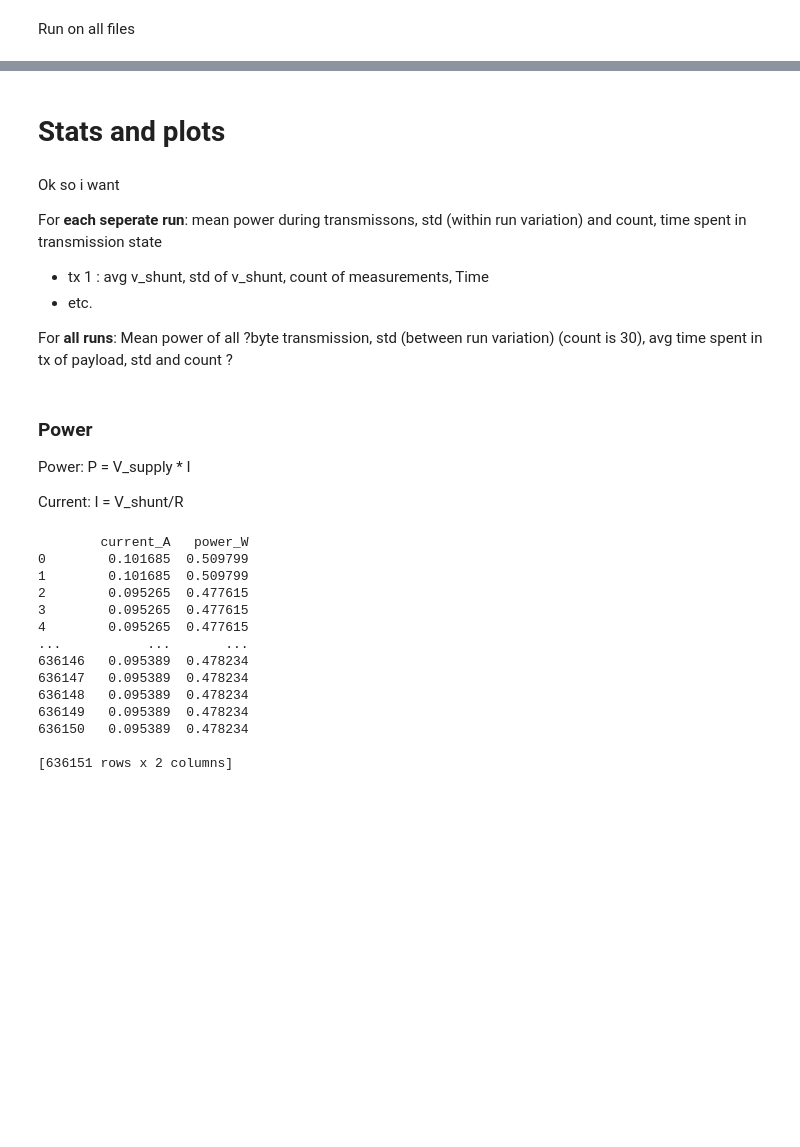
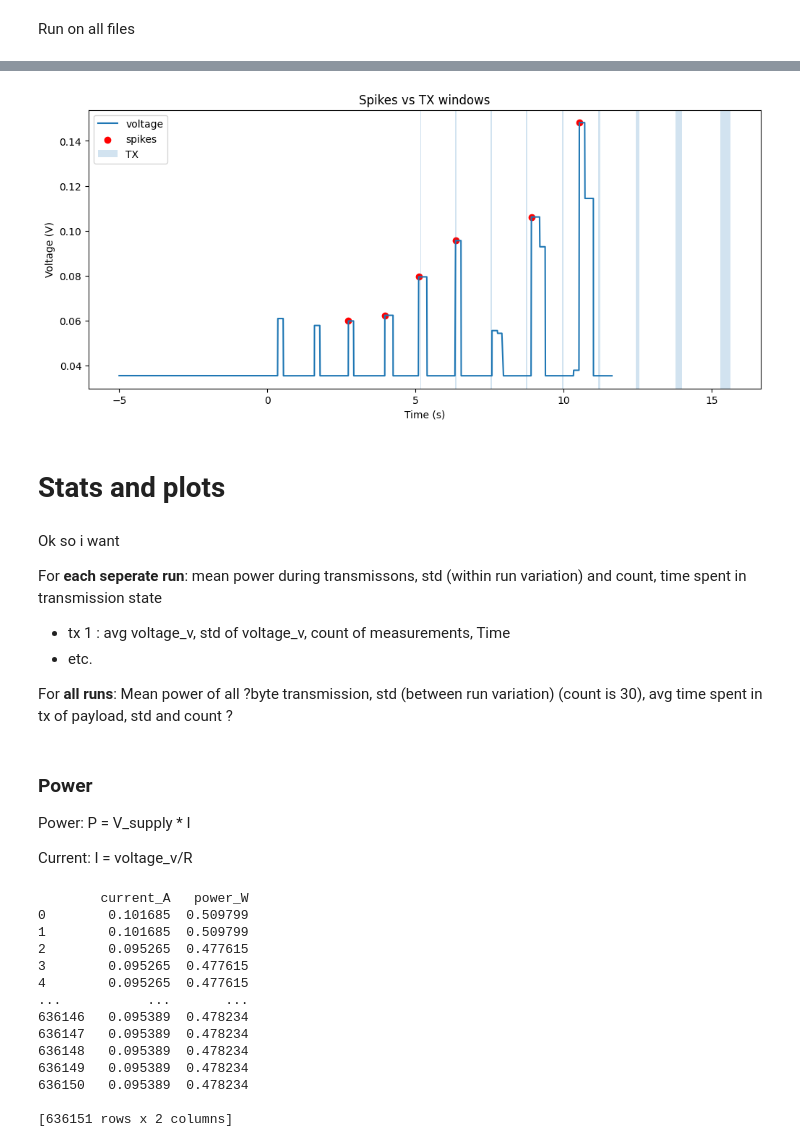
Before and after one commit to julianluca04/BTR, a Jupyter notebook: experiments/LoRa/experiment 1 (all in one)/visualization.ipynb, the cells around one changed output, grey strips where cells are left out. Saved outputs shown, nothing was run; the diff lists cells and outputs as text; code cells hidden in the pictures; blank space fills up the shorter version.

```diff
--- a/experiments/LoRa/experiment 1 (all in one)/visualization.ipynb
+++ b/experiments/LoRa/experiment 1 (all in one)/visualization.ipynb
@@ -197,10 +277,44 @@ print(meter_df)
+# %%
+def plot_run(run):
+    meter = run["meter"]
+    events = run["events"]
+
+    tx_windows = extract_tx_windows(events)
+    spikes = detect_spikes(meter)
+
+    plt.figure(figsize=(12,5))
+
+    # Signal
+    plt.plot(meter["t_s"], meter["voltage_v"], label="voltage")
+
+    # Spikes
+    plt.scatter(spikes["t_s"], spikes["voltage_v"], color="red", label="spikes")
+
+    # TX windows
+    t0 = meter["timestamp"].iloc[0]
+
+    for i, tx in tx_windows.iterrows():
+        start = (tx["tx_start_ts"] - t0).total_seconds()
+        end   = (tx["tx_end_ts"]   - t0).total_seconds()
+
+        plt.axvspan(start, end, alpha=0.2, label="TX" if i == 0 else "")
+
+    plt.legend()
+    plt.xlabel("Time (s)")
+    plt.ylabel("Voltage (V)")
+    plt.title("Spikes vs TX windows")
+    plt.show()
+
+plot_run(all_runs[0])
+# %% [output]
+[figure, added]
 # %% [markdown]
 # Stats and plots
 # %% [markdown]
 Ok so i want
 
 For **each seperate run**: mean power during transmissons, std (within run variation) and count, time spent in transmission state
-- tx 1 : avg v_shunt, std of v_shunt, count of measurements, Time
+- tx 1 : avg voltage_v, std of voltage_v, count of measurements, Time
 - etc.
 
 For **all runs**: Mean power of all ?byte transmission, std (between run variation) (count is 30), avg time spent in tx of payload, std and count ?
@@ -212,7 +326,7 @@ Power:
 P = V_supply * I
 
 Current:
-I = V_shunt/R
+I = voltage_v/R
 # %%
 R = 1.131667        # ohms
 V_supply = 5.013517 # volts
```
Also changed, not shown: parts of 21 cells of this notebook, 3 other files.
